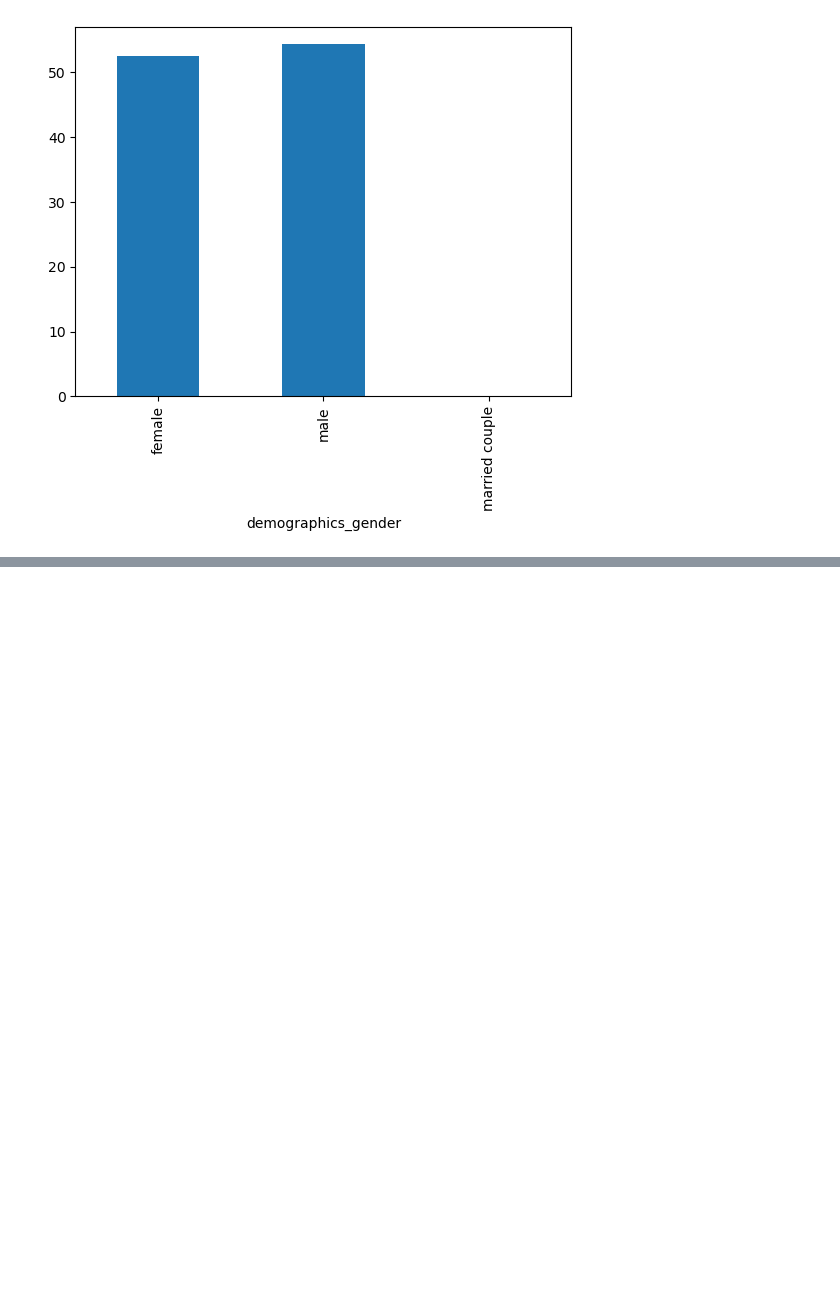
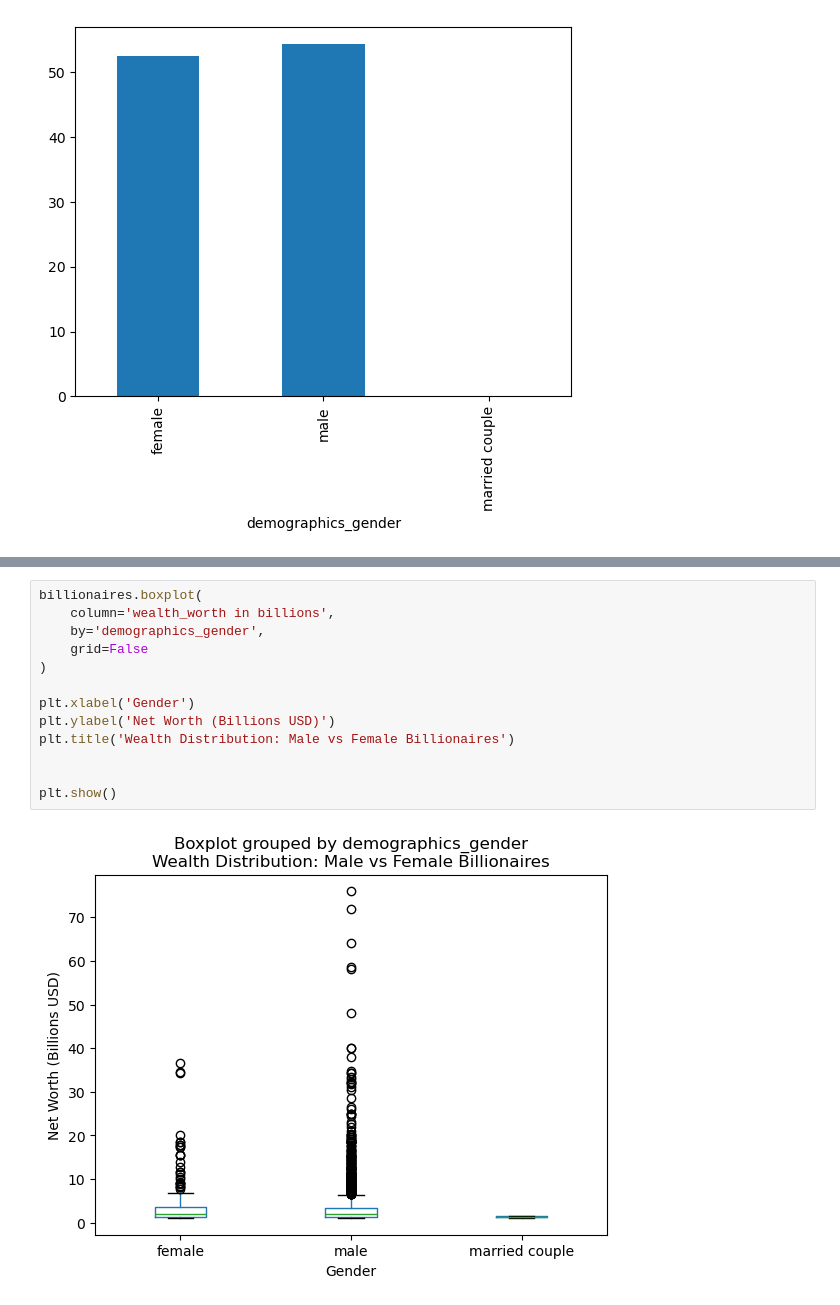
Before and after one commit to aleren040406/cs-130-project, a Jupyter notebook: analysis.ipynb, the cells around one changed output, grey strips where cells are left out. Drawn from its saved outputs; the diff is of its cells as text; blank space fills up the shorter version.

```diff
--- a/analysis.ipynb
+++ b/analysis.ipynb
@@ -341,0 +344,15 @@ plt.show()
+# %%
+billionaires.boxplot(
+    column='wealth_worth in billions',
+    by='demographics_gender',
+    grid=False
+)
+
+plt.xlabel('Gender')
+plt.ylabel('Net Worth (Billions USD)')
+plt.title('Wealth Distribution: Male vs Female Billionaires')
+
+
+plt.show()
+# %% [output]
+[figure, added]
```
Also changed, not shown: parts of 8 cells of this notebook.
